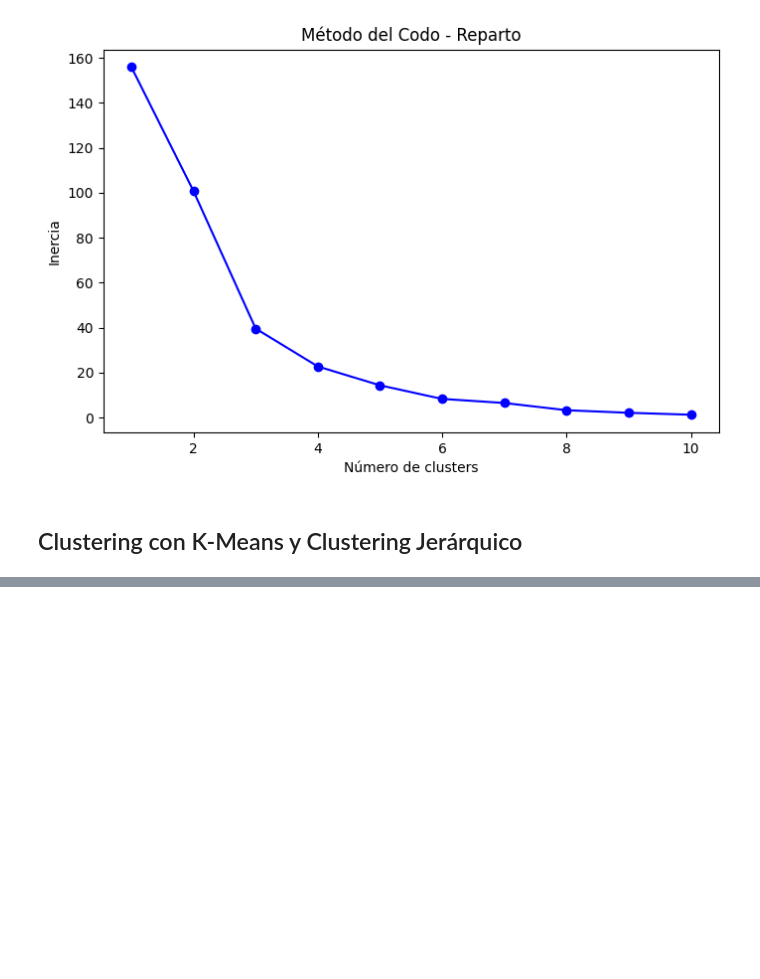
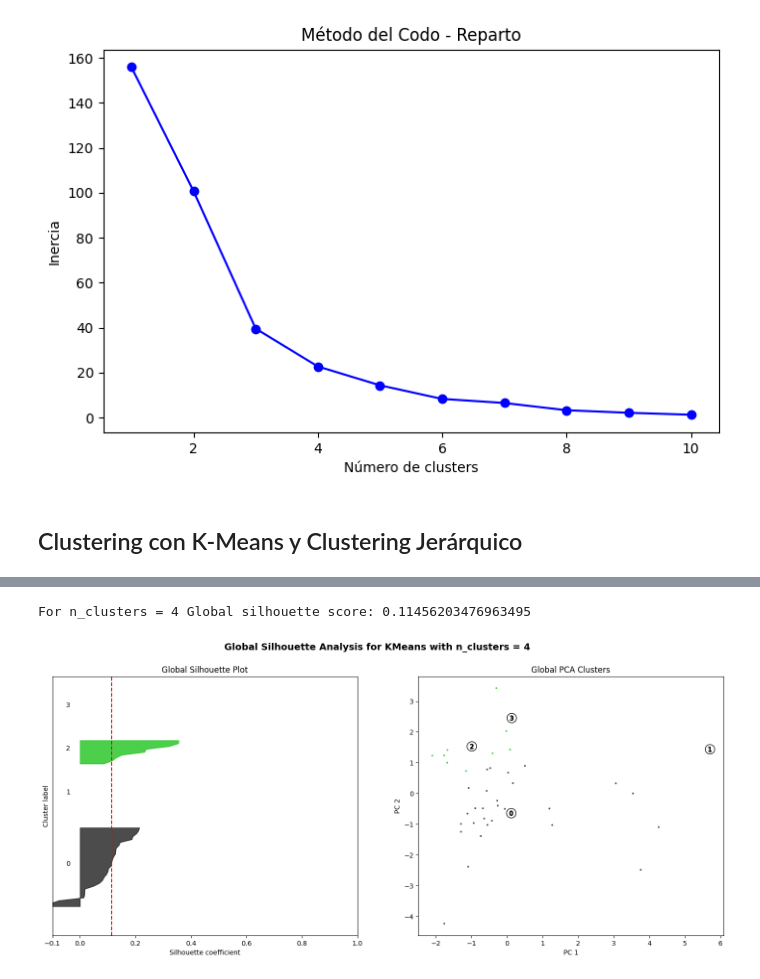
Before and after one commit to Diegoval-Dev/DM-PRY1-P2, a Jupyter notebook: Proyect1Part2.ipynb, the cells around one changed output, grey strips where cells are left out. Drawn from its saved outputs; the diff is of its cells as text; code cells hidden in the pictures; blank space fills up the shorter version.

Commit message:
feat: add PCA analysis

```diff
--- a/Proyect1Part2.ipynb
+++ b/Proyect1Part2.ipynb
@@ -264,0 +293,58 @@ print(df[['Cluster_Rendimiento_KMeans', 'Cluster_Rendimiento_Agglo',
+# %%
+from sklearn.decomposition import PCA
+from sklearn.metrics import silhouette_samples, silhouette_score
+import matplotlib.cm as cm
+
+range_n_clusters = [4]
+
+for n_clusters in range_n_clusters:
+    fig, (ax1, ax2) = plt.subplots(1, 2, figsize=(18, 7))
+    ax1.set_xlim([-0.1, 1])
+    ax1.set_ylim([0, X_scaled.shape[0] + (n_clusters + 1) * 10])
+
+    clusterer = KMeans(n_clusters=n_clusters, random_state=10)
+    cluster_labels = clusterer.fit_predict(X_scaled)
+    silhouette_avg = silhouette_score(X_scaled, cluster_labels)
+    print("For n_clusters =", n_clusters, "Global silhouette score:", silhouette_avg)
+
+    sample_silhouette_values = silhouette_samples(X_scaled, cluster_labels)
+    y_lower = 10
+    for i in range(n_clusters):
+        ith_values = sample_silhouette_values[cluster_labels == i]
+        ith_values.sort()
+        size_i = ith_values.shape[0]
+        y_upper = y_lower + size_i
+        color = cm.nipy_spectral(float(i) / n_clusters)
+        ax1.fill_betweenx(np.arange(y_lower, y_upper),
+                          0, ith_values,
+                          facecolor=color, edgecolor=color, alpha=0.7)
+        ax1.text(-0.05, y_lower + 0.5 * size_i, str(i))
+        y_lower = y_upper + 10
+    ax1.axvline(x=silhouette_avg, color="red", linestyle="--")
+    ax1.set_title("Global Silhouette Plot")
+    ax1.set_xlabel("Silhouette coefficient")
+    ax1.set_ylabel("Cluster label")
+    ax1.set_yticks([])
+    ax1.set_xticks([-0.1, 0, 0.2, 0.4, 0.6, 0.8, 1])
+
+    pca = PCA(n_components=2)
+    X_pca = pca.fit_transform(X_scaled)
+    colors = cm.nipy_spectral(cluster_labels.astype(float) / n_clusters)
+    ax2.scatter(X_pca[:, 0], X_pca[:, 1], marker=".", s=30, lw=0, alpha=0.7,
+                c=colors, edgecolor="k")
+    centers = clusterer.cluster_centers_
+    centers_pca = pca.transform(centers)
+    ax2.scatter(centers_pca[:, 0], centers_pca[:, 1], marker="o", c="white",
+                alpha=1, s=200, edgecolor="k")
+    for i, c in enumerate(centers_pca):
+        ax2.scatter(c[0], c[1], marker=f"${i}$", alpha=1, s=50, edgecolor="k")
+    ax2.set_title("Global PCA Clusters")
+    ax2.set_xlabel("PC 1")
+    ax2.set_ylabel("PC 2")
+
+    plt.suptitle("Global Silhouette Analysis for KMeans with n_clusters = %d" % n_clusters,
+                 fontsize=14, fontweight="bold")
+    plt.show()
+# %% [output]
+For n_clusters = 4 Global silhouette score: 0.11456203476963495
+[figure, added]
```
Also changed, not shown: parts of 16 cells of this notebook, 2 other files.
